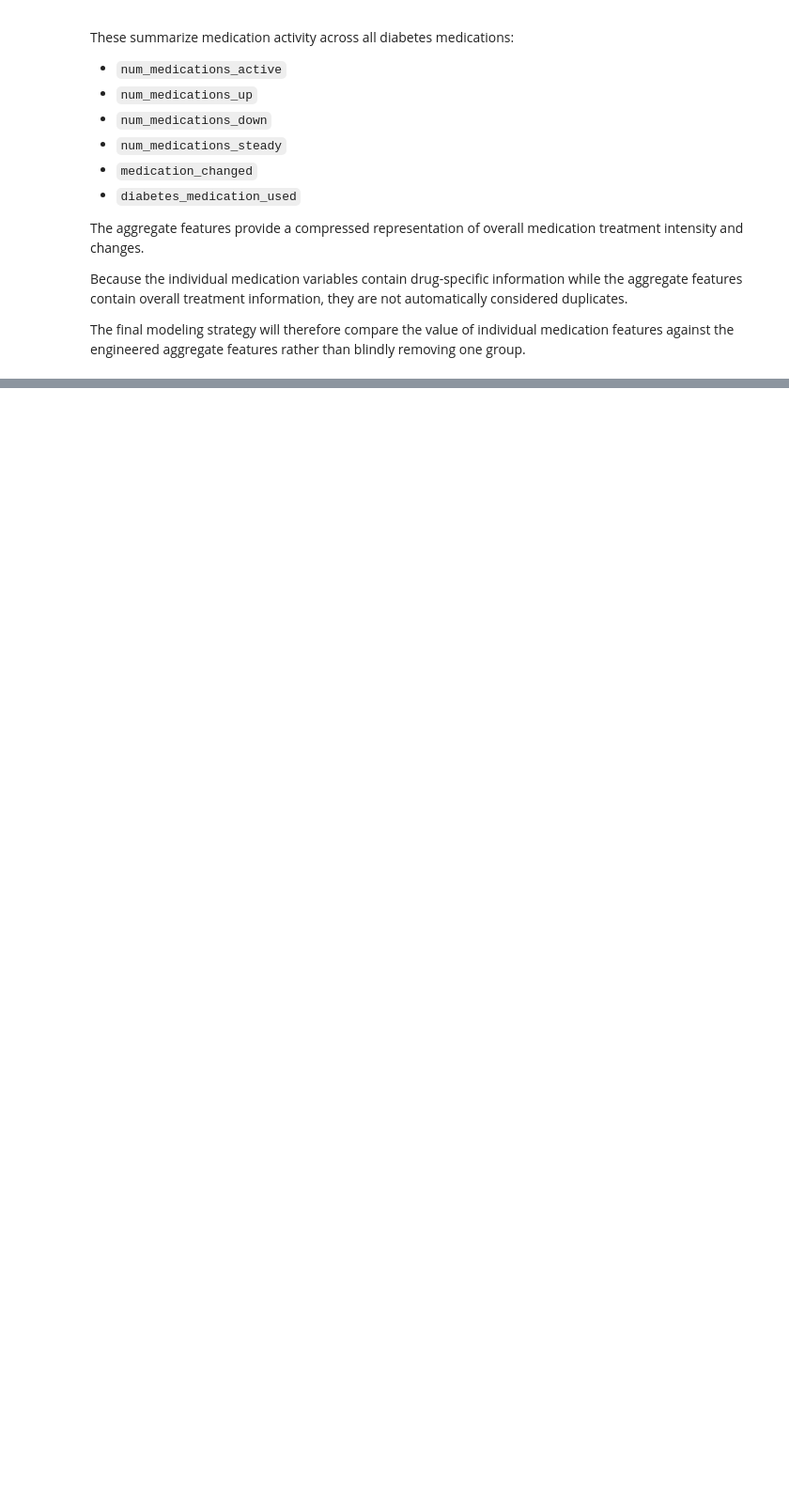
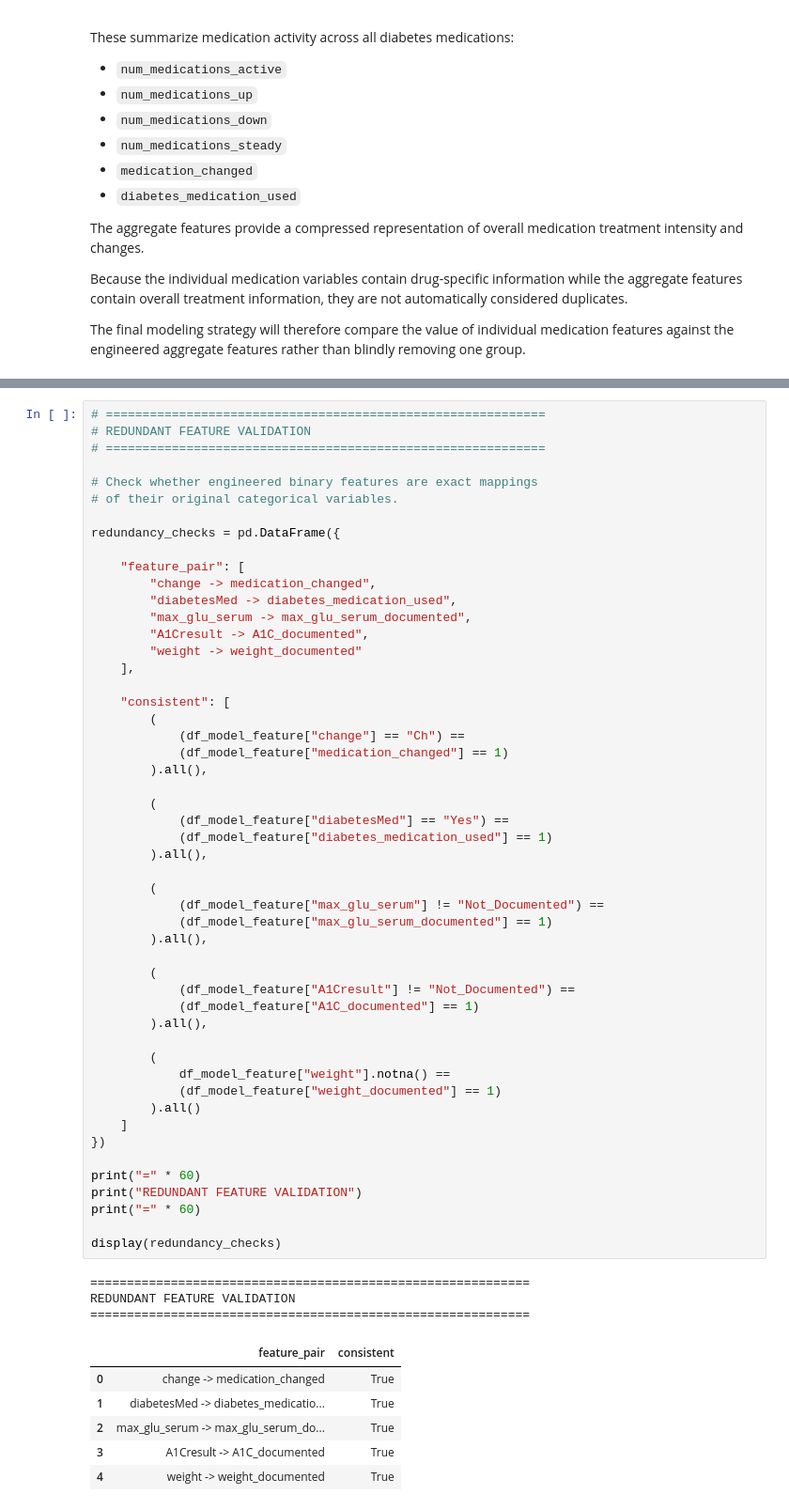
Before and after one commit to amanchaurasia512/diabetes-130-hospitals, a Jupyter notebook: Notebook/03_feature_engineering.ipynb, the cells around one changed output, grey strips where cells are left out. Shown at 94% size. Cells and saved outputs as stored; diff of their text form; blank space fills up the shorter version.

```diff
--- a/Notebook/03_feature_engineering.ipynb
+++ b/Notebook/03_feature_engineering.ipynb
@@ -1105,0 +1525,61 @@ The final modeling strategy will therefore compare the value of individual medic
+# %%
+# ============================================================
+# REDUNDANT FEATURE VALIDATION
+# ============================================================
+
+# Check whether engineered binary features are exact mappings
+# of their original categorical variables.
+
+redundancy_checks = pd.DataFrame({
+
+    "feature_pair": [
+        "change -> medication_changed",
+        "diabetesMed -> diabetes_medication_used",
+        "max_glu_serum -> max_glu_serum_documented",
+        "A1Cresult -> A1C_documented",
+        "weight -> weight_documented"
+    ],
+
+    "consistent": [
+        (
+            (df_model_feature["change"] == "Ch") ==
+            (df_model_feature["medication_changed"] == 1)
+        ).all(),
+
+        (
+            (df_model_feature["diabetesMed"] == "Yes") ==
+            (df_model_feature["diabetes_medication_used"] == 1)
+        ).all(),
+
+        (
+            (df_model_feature["max_glu_serum"] != "Not_Documented") ==
+            (df_model_feature["max_glu_serum_documented"] == 1)
+        ).all(),
+
+        (
+            (df_model_feature["A1Cresult"] != "Not_Documented") ==
+            (df_model_feature["A1C_documented"] == 1)
+        ).all(),
+
+        (
+            df_model_feature["weight"].notna() ==
+            (df_model_feature["weight_documented"] == 1)
+        ).all()
+    ]
+})
+
+print("=" * 60)
+print("REDUNDANT FEATURE VALIDATION")
+print("=" * 60)
+
+display(redundancy_checks)
+# %% [output]
+============================================================
+REDUNDANT FEATURE VALIDATION
+============================================================
+|  | feature_pair | consistent |
+| 0 | change -> medication_changed | True |
+| 1 | diabetesMed -> diabetes_medicatio... | True |
+| 2 | max_glu_serum -> max_glu_serum_do... | True |
+| 3 | A1Cresult -> A1C_documented | True |
+| 4 | weight -> weight_documented | True |
```
Also changed, not shown: parts of 19 cells of this notebook.
